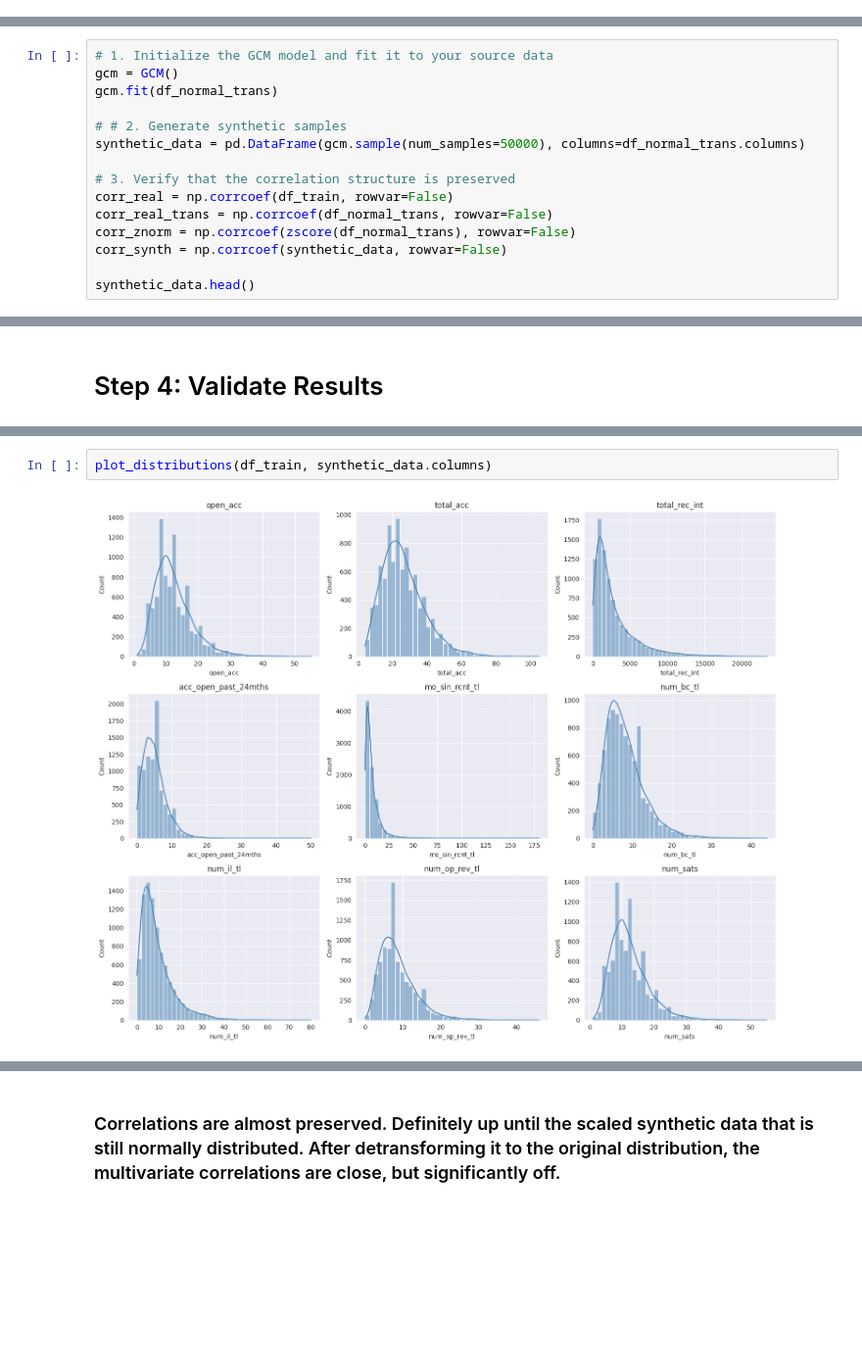
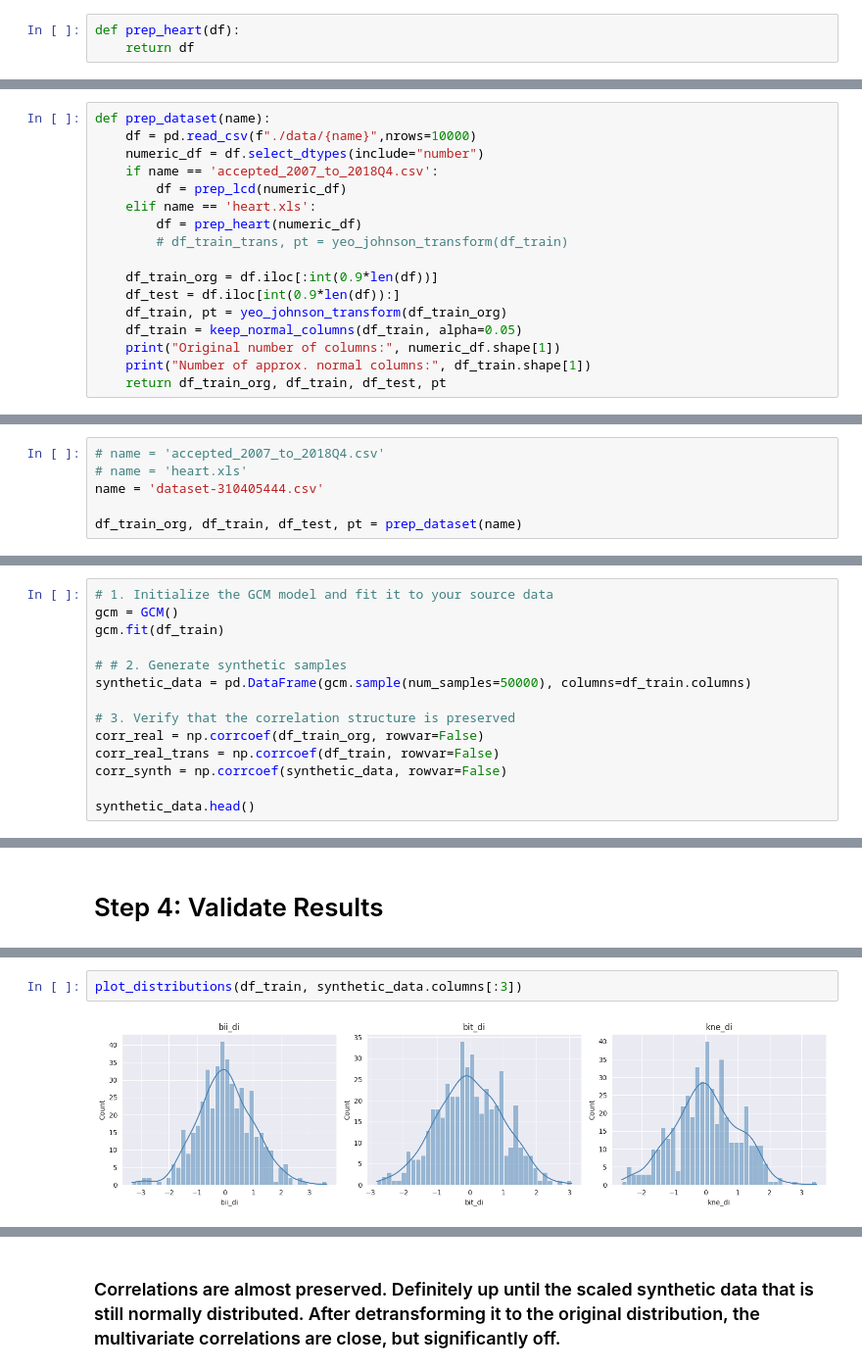
Before and after one commit to wiegerpunter/demo-mcds, a Jupyter notebook: demo_gcm.ipynb, the cells around one changed output, grey strips where cells are left out. Shown at 98% size. Saved outputs shown, nothing was run; the diff lists cells and outputs as text; blank space fills up the shorter version.

```diff
--- a/demo_gcm.ipynb
+++ b/demo_gcm.ipynb
@@ -75,0 +107,3 @@ def yeo_johnson_transform(df):
+# %%
+def prep_heart(df):
+    return df
@@ -76,3 +114,20 @@ def yeo_johnson_transform(df):
+# %%
+def prep_dataset(name):
+    df = pd.read_csv(f"./data/{name}",nrows=10000)
+    numeric_df = df.select_dtypes(include="number")
+    if name == 'accepted_2007_to_2018Q4.csv':
+        df = prep_lcd(numeric_df)
+    elif name == 'heart.xls':
+        df = prep_heart(numeric_df)
+        # df_train_trans, pt = yeo_johnson_transform(df_train)
+
+    df_train_org = df.iloc[:int(0.9*len(df))]
+    df_test = df.iloc[int(0.9*len(df)):]
+    df_train, pt = yeo_johnson_transform(df_train_org)
+    df_train = keep_normal_columns(df_train, alpha=0.05)
+    print("Original number of columns:", numeric_df.shape[1])
+    print("Number of approx. normal columns:", df_train.shape[1])
+    return df_train_org, df_train, df_test, pt
 # %% [markdown]
 
 # Step 1: Load Data
@@ -130,0 +134,6 @@ Kept columns: ['open_acc', 'total_acc', 'total_rec_int', 'acc_open_past_24mths',
+# %%
+# name = 'accepted_2007_to_2018Q4.csv'
+# name = 'heart.xls'
+name = 'dataset-310405444.csv'
+
+df_train_org, df_train, df_test, pt = prep_dataset(name)
@@ -198,15 +203,14 @@ Columns: ['mo_sin_rcnt_tl', 'num_bc_tl', 'num_il_tl'], Multipole transformed: 0.
 # %%
 # 1. Initialize the GCM model and fit it to your source data
 gcm = GCM()
-gcm.fit(df_normal_trans)
+gcm.fit(df_train)
 
 # # 2. Generate synthetic samples
-synthetic_data = pd.DataFrame(gcm.sample(num_samples=50000), columns=df_normal_trans.columns)
+synthetic_data = pd.DataFrame(gcm.sample(num_samples=50000), columns=df_train.columns)
 
 # 3. Verify that the correlation structure is preserved
-corr_real = np.corrcoef(df_train, rowvar=False)
-corr_real_trans = np.corrcoef(df_normal_trans, rowvar=False)
-corr_znorm = np.corrcoef(zscore(df_normal_trans), rowvar=False)
+corr_real = np.corrcoef(df_train_org, rowvar=False)
+corr_real_trans = np.corrcoef(df_train, rowvar=False)
 corr_synth = np.corrcoef(synthetic_data, rowvar=False)
 
 synthetic_data.head()
@@ -259,4 +294,4 @@ plt.show()
 # %%
-plot_distributions(df_train, synthetic_data.columns)
+plot_distributions(df_train, synthetic_data.columns[:3])
 # %% [output]
-[figure, old version]
+[figure, new version]
```
Also changed, not shown: parts of 22 cells of this notebook.
